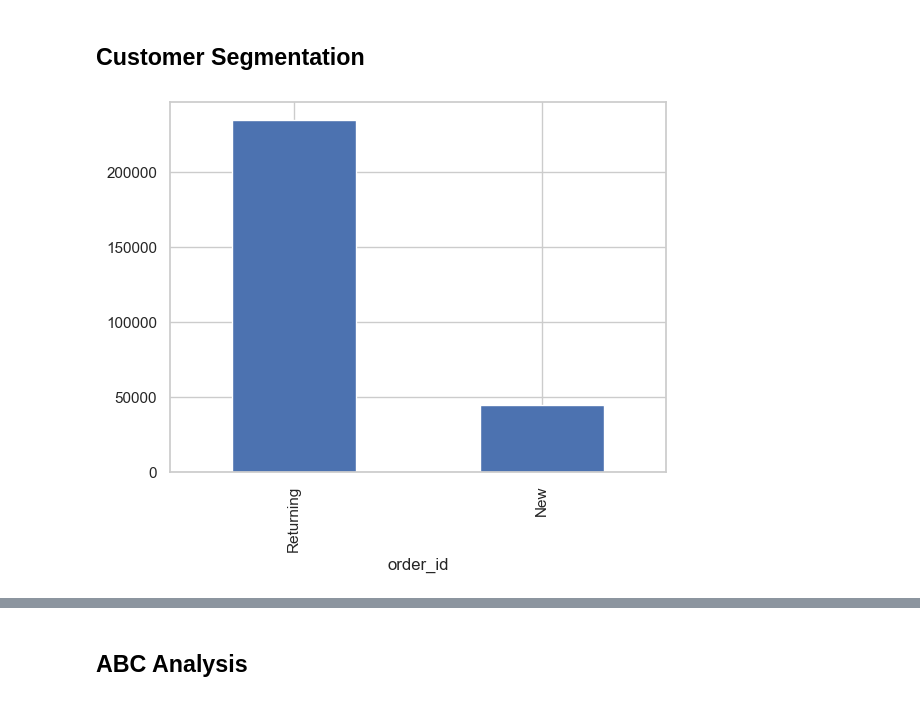
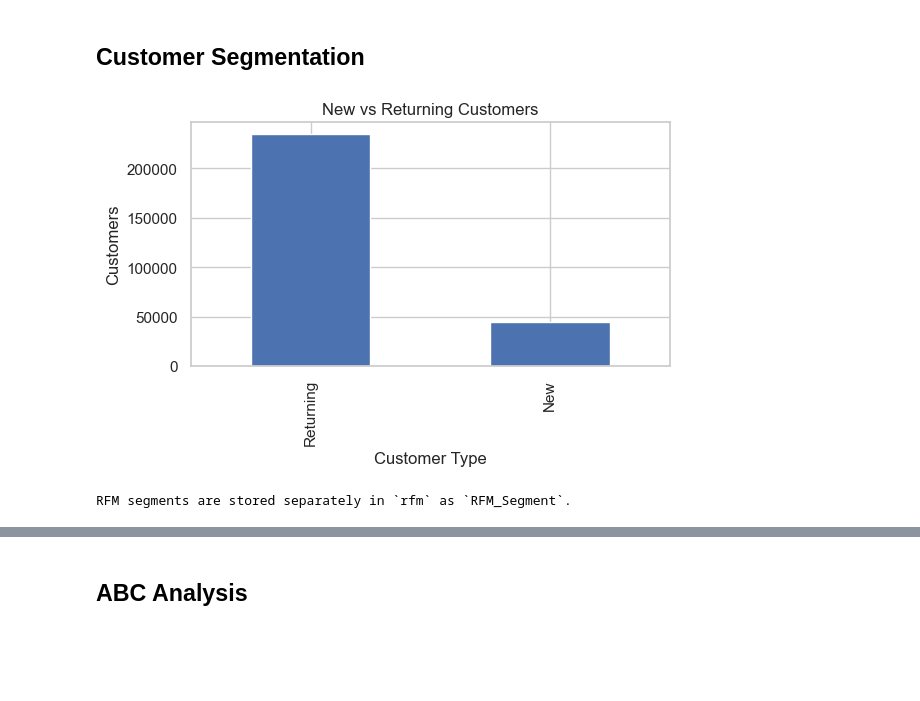
Before and after one commit to Niranjana2599/AI-Commerce-Analytics-Platform, a Jupyter notebook: notebooks/04_Customer_Analytics_RFM.ipynb, the cells around one changed output, grey strips where cells are left out. Cells and saved outputs as stored; diff of their text form; code cells hidden in the pictures; blank space fills up the shorter version.

```diff
--- a/notebooks/04_Customer_Analytics.ipynb
+++ b/notebooks/04_Customer_Analytics_RFM.ipynb
@@ -14,9 +21,17 @@ warnings.filterwarnings("ignore")
 plt.style.use("ggplot")
 sns.set_theme(style="whitegrid")
 
+# Run this notebook from the project's notebooks/ directory.
 PROCESSED_DATA = Path("../data/processed")
-master_df = pd.read_parquet(PROCESSED_DATA / "master_df.parquet")
-master_df = master_df.copy()
+master_df = pd.read_parquet(PROCESSED_DATA / "master_df.parquet").copy()
+
+# Project column names
+revenue_col = "price_x" if "price_x" in master_df.columns else "price"
+order_col = "order_id"
+cust_col = "customer_unique_id" if "customer_unique_id" in master_df.columns else "customer_id"
+date_col = "order_purchase_timestamp"
+
+master_df[date_col] = pd.to_datetime(master_df[date_col])
 # %% [markdown]
 ## Dataset Validation
 # %%
@@ -119,9 +215,18 @@ plt.show()
 # %% [markdown]
 ## Customer Segmentation
 # %%
-counts=master_df.groupby(cust_col)[order_col].nunique()
-seg=counts.map(lambda x:"Returning" if x>1 else "New")
-seg.value_counts().plot(kind="bar")
+counts = master_df.groupby(cust_col)[order_col].nunique()
+new_returning = counts.map(lambda x: "Returning" if x > 1 else "New")
+
+fig, ax = plt.subplots(figsize=(6, 4))
+new_returning.value_counts().plot(kind="bar", ax=ax)
+ax.set_title("New vs Returning Customers")
+ax.set_xlabel("Customer Type")
+ax.set_ylabel("Customers")
+plt.tight_layout()
 plt.show()
+
+print("RFM segments are stored separately in `rfm` as `RFM_Segment`.")
 # %% [output]
-[figure, old version]
+[figure, new version]
+RFM segments are stored separately in `rfm` as `RFM_Segment`.
```
Also changed, not shown: parts of 13 cells of this notebook, 4 other files.
